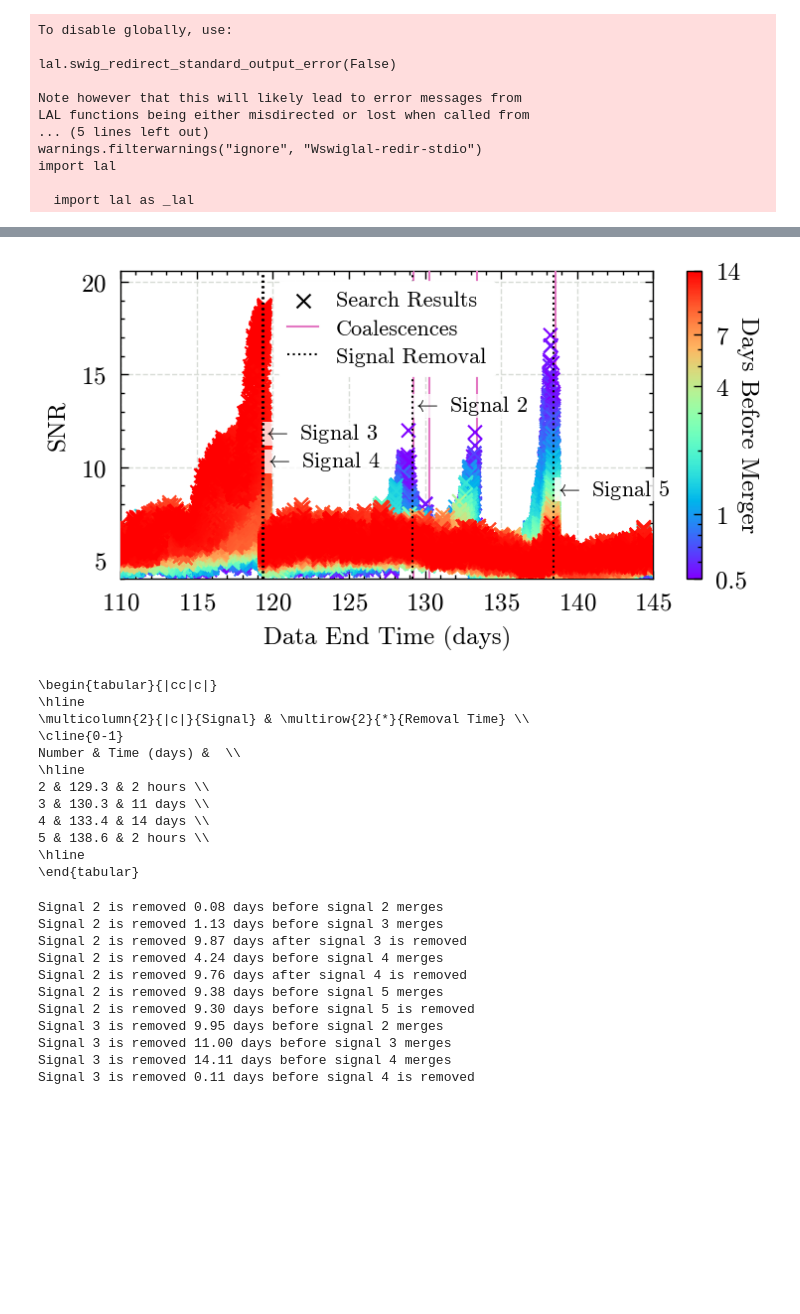
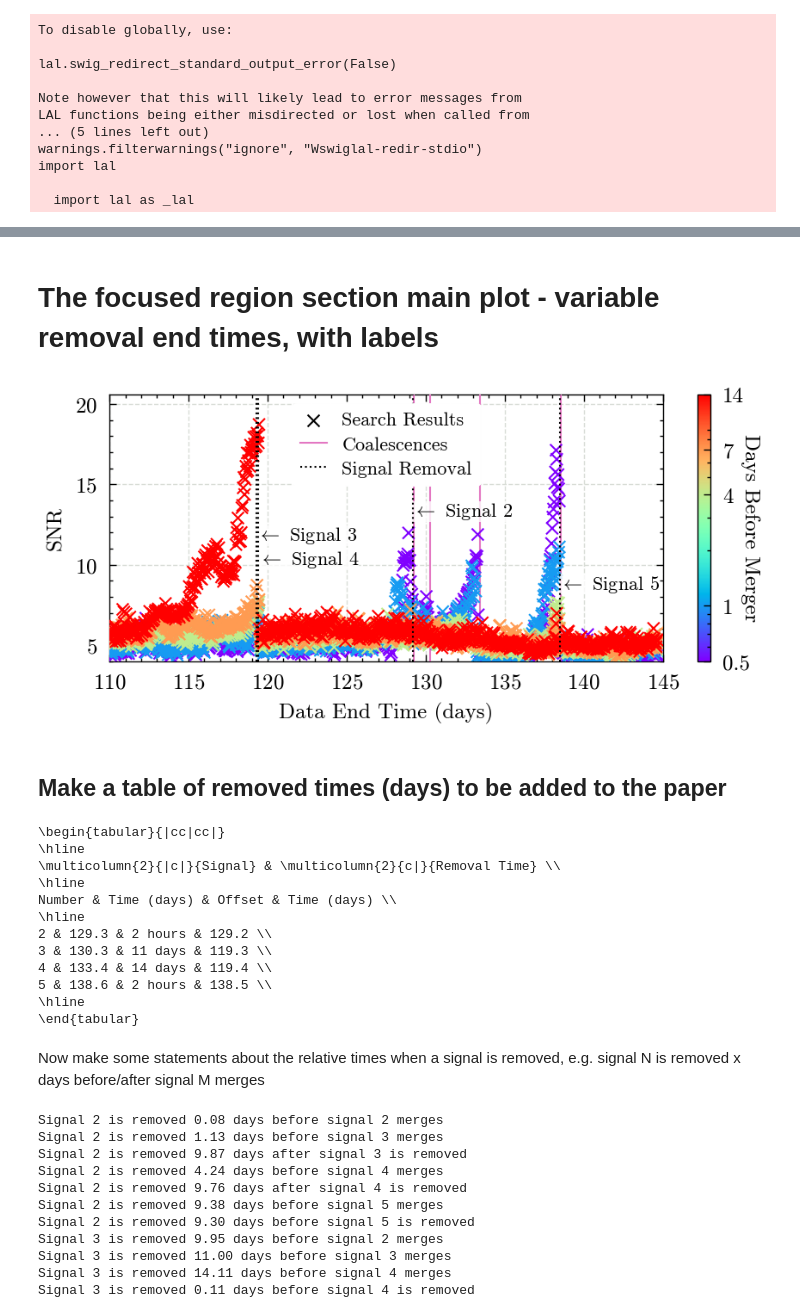
Before and after one commit to icg-gravwaves/lisa_premerger_sangria, a Jupyter notebook: search/inpainting_runs/plot_focused_data_results.ipynb, the cells around one changed output, grey strips where cells are left out. Drawn from its saved outputs; the diff is of its cells as text; code cells hidden in the pictures; blank space fills up the shorter version.

```diff
--- a/search/inpainting_runs/plot_focused_data_results.ipynb
+++ b/search/inpainting_runs/plot_focused_data_results.ipynb
@@ -49,12 +49,18 @@ times_before = [0.5, 1, 4, 7, 14]
 
 results_noremoval = get_results(
     f"results/data_runs_focused_noremoval.hdf",
-    # filter_times_before=times_before
+    filter_times_before=times_before
 )
+
 results_varremoval = get_results(
     f"results/data_runs_focused_varied_removal.hdf",
-    # filter_times_before=times_before
+    filter_times_before=times_before
 )
+
+results_2hrremoval = get_results(
+    f"results/data_runs_psd_estimate.hdf",
+    filter_times_before=times_before
+)
 # %%
 # Get the truth times
 import ldc.io.hdf5 as hdfio
@@ -97,7 +205,6 @@ _[0].set_ylim(3,20)
+# %% [markdown]
+# The focused region section main plot - variable removal end times, with labels
 # %%
-signals_in_region = [2,3,4,5]
-removal_time_s = [7200, 11*86400, 14*86400, 7200]
-
 fig_focused_dataend, (ax_focused_dataend, labels, lines) = plotting_utils.plot_around_time(
     results_one=results_varremoval,
     times_before=times_before,
@@ -106,7 +213,7 @@ fig_focused_dataend, (ax_focused_dataend, labels, lines) = plotting_utils.plot_a
     predicted_time=False,
     start_time_offset=110,
     end_time_offset=145,
-    width_factor=1.25
+    width_factor=1.5
 )
 # Add lines for when the signals are removed from the data
 lines.append(ax_focused_dataend.axvline(
@@ -115,40 +222,42 @@ lines.append(ax_focused_dataend.axvline(
     linestyle=':'
 ))
 labels.append('Signal Removal')
 # ax_focused_dataend.legend(loc='upper left')
 for signal_number, time_before in zip(signals_in_region, removal_time_s):
     ax_focused_dataend.axvline(
         (truth_times_s[signal_number] - time_before) / 86400,
         c='k',
         linestyle=':',
         zorder=100
     )
     ax_focused_dataend.text(
         (truth_times_s[signal_number] - time_before + 1800) / 86400,
         16-signal_number*1.5,
         f'$\leftarrow$ Signal {signal_number}',
         fontsize=8,
         zorder=40,
         bbox=dict(facecolor='white', alpha=0.8, edgecolor='none',boxstyle='square,pad=0')
     )
 leg = ax_focused_dataend.legend(
     handles=lines,
     labels=labels,
     loc='upper center',
     framealpha=1,
     frameon=True,
 )
 leg.set_zorder(150)
 fig_focused_dataend.savefig(f'plots/focused_results_data_end_time.pdf')
 fig_focused_dataend.savefig(f'{paper_plots_dir}/figure_X_focused_region_variable_removal.png')
 # %% [output]
-[figure, old version]
+[figure, new version]
+# %% [markdown]
+## Make a table of removed times (days) to be added to the paper
 # %%
-table_str = """\\begin{tabular}{|cc|c|}
+table_str = """\\begin{tabular}{|cc|cc|}
 \\hline
-\\multicolumn{2}{|c|}{Signal} & \\multirow{2}{*}{Removal Time} \\\\
-\\cline{0-1}
-Number & Time (days) &  \\\\
+\\multicolumn{2}{|c|}{Signal} & \\multicolumn{2}{c|}{Removal Time} \\\\
+\\hline
+Number & Time (days) & Offset & Time (days) \\\\
 \\hline
 """
 for signal_number, time_before in zip(signals_in_region, removal_time_s):
@@ -157,7 +266,7 @@ for signal_number, time_before in zip(signals_in_region, removal_time_s):
     else:
         removal_time_str = f"{time_before / 3600:.0f} hours"
     truth_time_days = truth_times_s[signal_number] / 86400
-    table_str += f"{signal_number} & {truth_time_days:.1f} & {removal_time_str} \\\\\n"
+    table_str += f"{signal_number} & {truth_time_days:.1f} & {removal_time_str} & {truth_time_days - time_before/86400:.1f} \\\\\n"
 table_str += """\\hline
 \\end{tabular}
 """
@@ -166,18 +275,20 @@ print(table_str)
 with open('../../paper/tables/focused_removal_times.tex', 'w') as frt_table:
     frt_table.write(table_str)
 # %% [output]
-\begin{tabular}{|cc|c|}
+\begin{tabular}{|cc|cc|}
 \hline
-\multicolumn{2}{|c|}{Signal} & \multirow{2}{*}{Removal Time} \\
-\cline{0-1}
-Number & Time (days) &  \\
+\multicolumn{2}{|c|}{Signal} & \multicolumn{2}{c|}{Removal Time} \\
 \hline
-2 & 129.3 & 2 hours \\
-3 & 130.3 & 11 days \\
-4 & 133.4 & 14 days \\
-5 & 138.6 & 2 hours \\
+Number & Time (days) & Offset & Time (days) \\
+\hline
+2 & 129.3 & 2 hours & 129.2 \\
+3 & 130.3 & 11 days & 119.3 \\
+4 & 133.4 & 14 days & 119.4 \\
+5 & 138.6 & 2 hours & 138.5 \\
 \hline
 \end{tabular}
+# %% [markdown]
+Now make some statements about the relative times when a signal is removed, e.g. signal N is removed x days before/after signal M merges
 # %%
 
 for signal_number_1, time_before_1 in zip(signals_in_region, removal_time_s):
```
Also changed, not shown: parts of 21 cells of this notebook, 3 other files.
